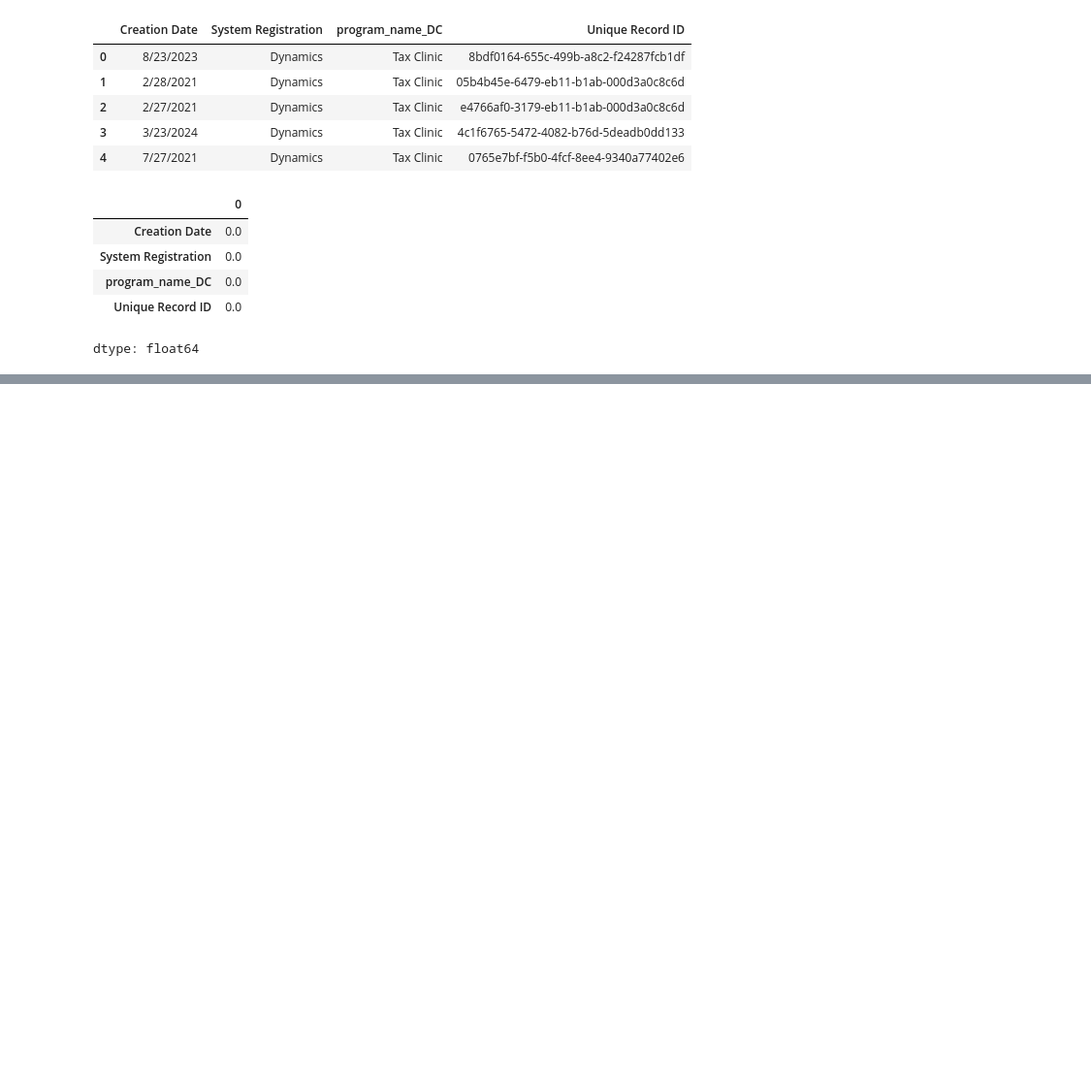
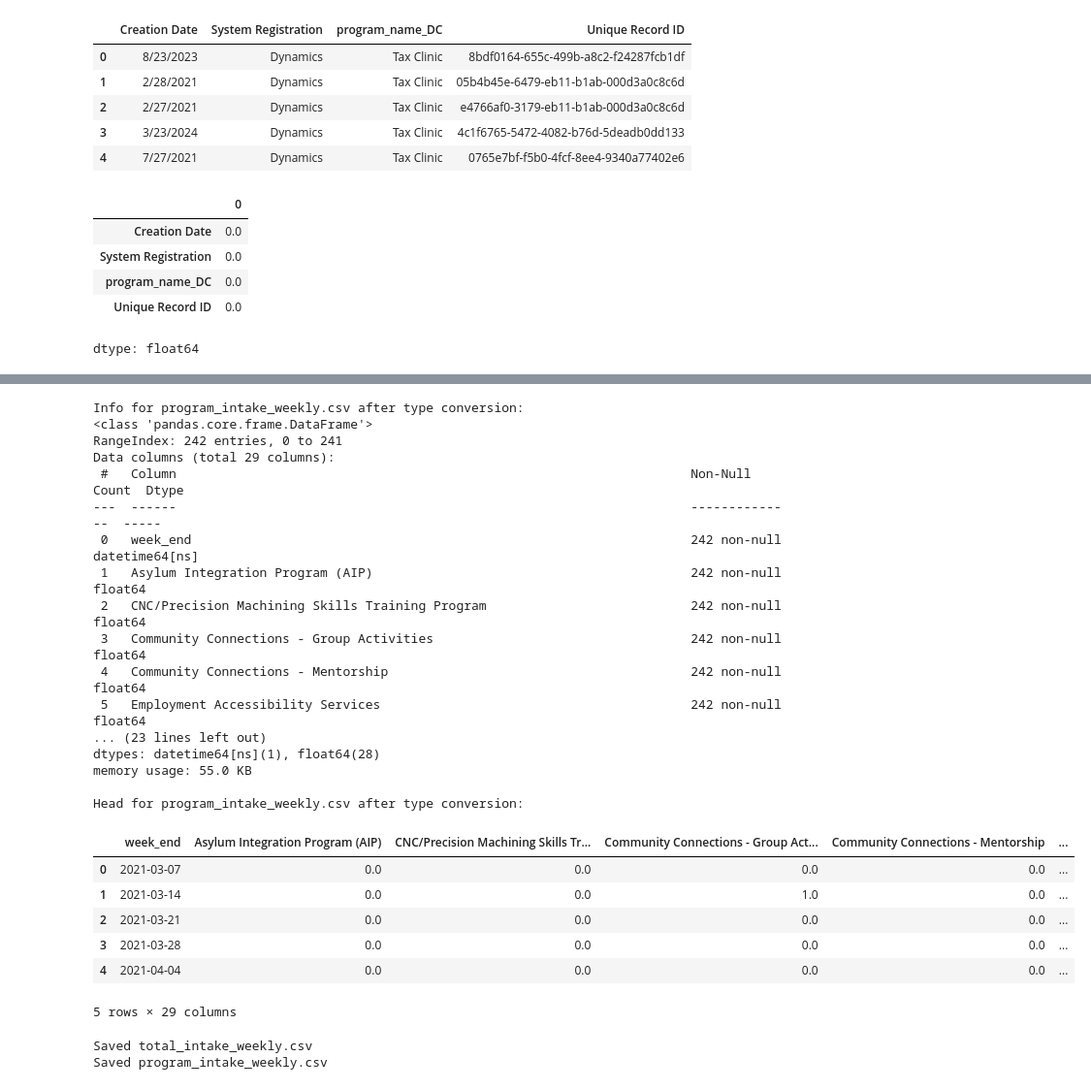
Before and after one commit to pheaktralean/ConcordIA, a Jupyter notebook: economy_n_text_indices_forcasting/notebook/Data_Cleaning_Process_Jimmy_Data.ipynb, the cells around one changed output, grey strips where cells are left out. Shown at 97% size. Saved outputs shown, nothing was run; the diff lists cells and outputs as text; code cells hidden in the pictures; blank space fills up the shorter version.

Commit message:
Fixed data notebook based on feedbacks

```diff
--- a/economy_n_text_indices_forcasting/notebook/Data_Cleaning_Process_Jimmy_Data.ipynb
+++ b/economy_n_text_indices_forcasting/notebook/Data_Cleaning_Process_Jimmy_Data.ipynb
@@ -486,0 +298,16 @@ display(df_2018_original.head())
+# %%
+import pandas as pd
+
+# Process total_intake_weekly.csv
+total_df = pd.read_csv('total_intake_weekly.csv')
+total_df['week_end'] = pd.to_datetime(total_df['week_end'])
+
+# Convert all other columns to float64
+for col in total_df.columns:
+    if col != 'week_end':
+        total_df[col] = total_df[col].astype(float)
+
+print('Info for total_intake_weekly.csv after type conversion:')
+total_df.info()
+print('\nHead for total_intake_weekly.csv after type conversion:')
+display(total_df.head())
@@ -486,0 +333,48 @@ display(df_2018_original.head())
+# %%
+# Process program_intake_weekly.csv
+program_df = pd.read_csv('program_intake_weekly.csv')
+program_df['week_end'] = pd.to_datetime(program_df['week_end'])
+
+# Convert all other columns to float64
+for col in program_df.columns:
+    if col != 'week_end':
+        program_df[col] = program_df[col].astype(float)
+
+print('Info for program_intake_weekly.csv after type conversion:')
+program_df.info()
+print('\nHead for program_intake_weekly.csv after type conversion:')
+display(program_df.head())
+# %% [output]
+Info for program_intake_weekly.csv after type conversion:
+<class 'pandas.core.frame.DataFrame'>
+RangeIndex: 242 entries, 0 to 241
+Data columns (total 29 columns):
+ #   Column                                                                    Non-Null Count  Dtype
+---  ------                                                                    --------------  -----
+ 0   week_end                                                                  242 non-null    datetime64[ns]
+ 1   Asylum Integration Program (AIP)                                          242 non-null    float64
+ 2   CNC/Precision Machining Skills Training Program                           242 non-null    float64
+ 3   Community Connections - Group Activities                                  242 non-null    float64
+ 4   Community Connections - Mentorship                                        242 non-null    float64
+ 5   Employment Accessibility Services                                         242 non-null    float64
+... (23 lines left out)
+dtypes: datetime64[ns](1), float64(28)
+memory usage: 55.0 KB
+
+Head for program_intake_weekly.csv after type conversion:
+|  | week_end | Asylum Integration Program (AIP) | CNC/Precision Machining Skills Tr... | Community Connections - Group Act... | Community Connections - Mentorship | ... |
+| 0 | 2021-03-07 | 0.0 | 0.0 | 0.0 | 0.0 | ... |
+| 1 | 2021-03-14 | 0.0 | 0.0 | 1.0 | 0.0 | ... |
+| 2 | 2021-03-21 | 0.0 | 0.0 | 0.0 | 0.0 | ... |
+| 3 | 2021-03-28 | 0.0 | 0.0 | 0.0 | 0.0 | ... |
+| 4 | 2021-04-04 | 0.0 | 0.0 | 0.0 | 0.0 | ... |
+5 rows × 29 columns
+# %%
+total_df.to_csv('total_intake_weekly.csv', index=False)
+print('Saved total_intake_weekly.csv')
+
+program_df.to_csv('program_intake_weekly.csv', index=False)
+print('Saved program_intake_weekly.csv')
+# %% [output]
+Saved total_intake_weekly.csv
+Saved program_intake_weekly.csv
```
Also changed, not shown: parts of 16 cells of this notebook, 1 other file.
